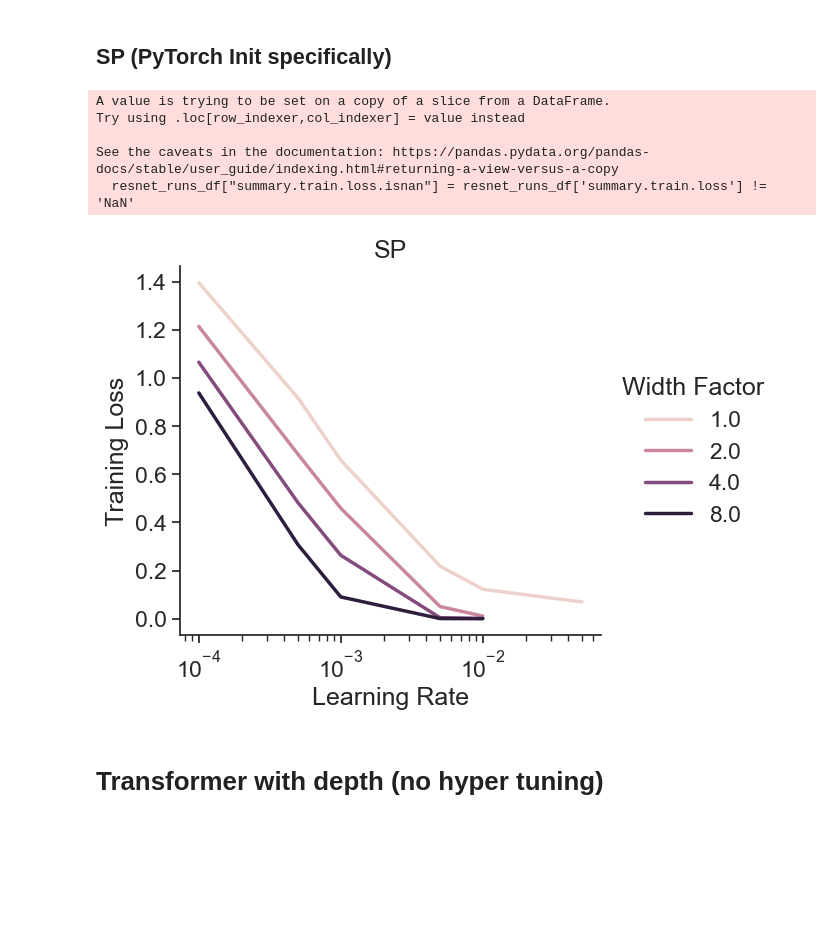
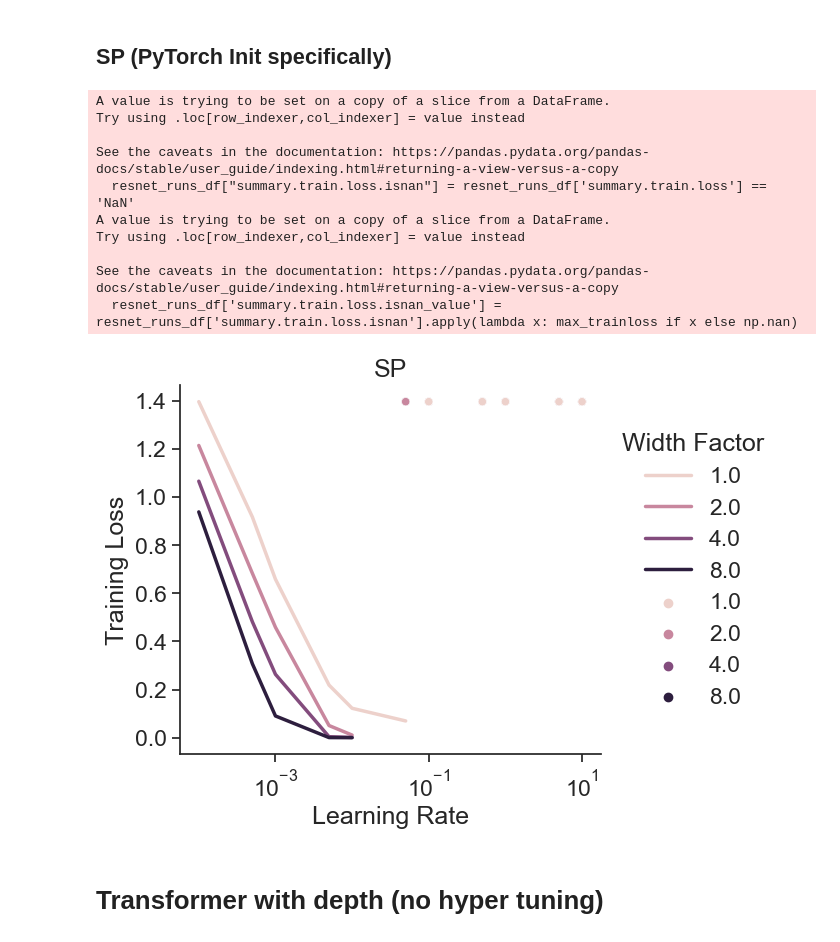
Before and after one commit to BrunoKM/tensor-reprogram, a Jupyter notebook: plots/hyperparam_vs_scale_alignment.ipynb, the cells around one changed output. Drawn from its saved outputs; the diff is of its cells as text; code cells hidden in the pictures; blank space fills up the shorter version.

Commit message:
Some further changers to plotting

```diff
--- a/plots/hyperparam_vs_scale_alignment.ipynb
+++ b/plots/hyperparam_vs_scale_alignment.ipynb
@@ -473,30 +473,36 @@ resnet_runs_df = runs_df[
     & (runs_df["created_at"] <= datetime(2023, 3, 29))
 ]
 # NaN HANDLING --- WE WANT TO VISUALISE NaNs where possible
-resnet_runs_df["summary.train.loss.isnan"] = resnet_runs_df['summary.train.loss'] != 'NaN'
-resnet_runs_df["summary.train.loss.isnan_value"] = resnet_runs_df["summary.train.loss.isnan"]
-# Indicate if a results
-# Remove NaN results
-resnet_runs_df = resnet_runs_df[resnet_runs_df['summary.train.loss'] != 'NaN']
+resnet_runs_df["summary.train.loss.isnan"] = resnet_runs_df['summary.train.loss'] == 'NaN'
+# Where summary.train.loss.isnan is True, set summary.train.loss.isnan_value to maximum of summary.train.loss
+# otherwise, set it to NaN
+max_trainloss = resnet_runs_df[resnet_runs_df['summary.train.loss'] != 'NaN']["summary.train.loss"].max()
+resnet_runs_df['summary.train.loss.isnan_value'] = resnet_runs_df['summary.train.loss.isnan'].apply(lambda x: max_trainloss if x else np.nan)
 # %% [output]
 A value is trying to be set on a copy of a slice from a DataFrame.
 Try using .loc[row_indexer,col_indexer] = value instead
 
 See the caveats in the documentation: https://pandas.pydata.org/pandas-docs/stable/user_guide/indexing.html#returning-a-view-versus-a-copy
-  resnet_runs_df["summary.train.loss.isnan"] = resnet_runs_df['summary.train.loss'] != 'NaN'
+  resnet_runs_df["summary.train.loss.isnan"] = resnet_runs_df['summary.train.loss'] == 'NaN'
+A value is trying to be set on a copy of a slice from a DataFrame.
+Try using .loc[row_indexer,col_indexer] = value instead
+
+See the caveats in the documentation: https://pandas.pydata.org/pandas-docs/stable/user_guide/indexing.html#returning-a-view-versus-a-copy
+  resnet_runs_df['summary.train.loss.isnan_value'] = resnet_runs_df['summary.train.loss.isnan'].apply(lambda x: max_trainloss if x else np.nan)
 # %%
-ax = sns.lineplot(data=resnet_runs_df, x='config.optimization.default_lr', y='summary.train.loss', hue='config.wrn_config.width_factor', hue_norm=matplotlib.colors.LogNorm(), legend="full")
+ax = sns.lineplot(data=resnet_runs_df[~resnet_runs_df["summary.train.loss.isnan"]], x='config.optimization.default_lr', y='summary.train.loss', hue='config.wrn_config.width_factor', hue_norm=matplotlib.colors.LogNorm(), legend="full")
+ax = sns.scatterplot(data=resnet_runs_df[resnet_runs_df["summary.train.loss.isnan"]], x='config.optimization.default_lr', y='summary.train.loss.isnan_value', hue='config.wrn_config.width_factor', hue_norm=matplotlib.colors.LogNorm(), legend="full")
 ax.set_xscale('log')
 ax.set(xlabel="Learning Rate", ylabel="Training Loss", title='SP')
 # ax.set_xlim(min(resnet_runs_df["config.optimization.default_lr"]), max(mlp_runs_df["config.optimization.default_lr"]))
 sns.despine(ax=ax)
 width_legend_on_side(ax, title="Width Factor")
 fig = ax.get_figure()
 filename = "resnet_pytorch_train"
 fig.savefig(f"figures/{filename}.pdf", bbox_inches='tight')
 fig.savefig(f"figures/{filename}.png", bbox_inches='tight')
 # %% [output]
-[figure, old version]
+[figure, new version]
 # %% [markdown]
 # Transformer with depth (no hyper tuning)
 # %% [markdown]
```
